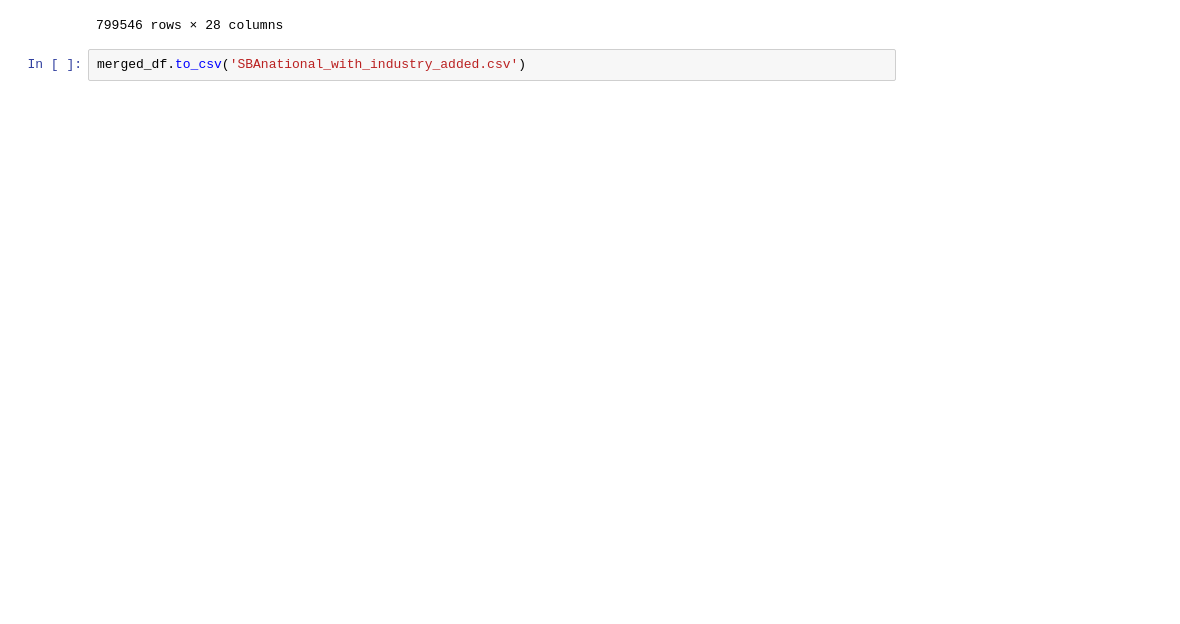
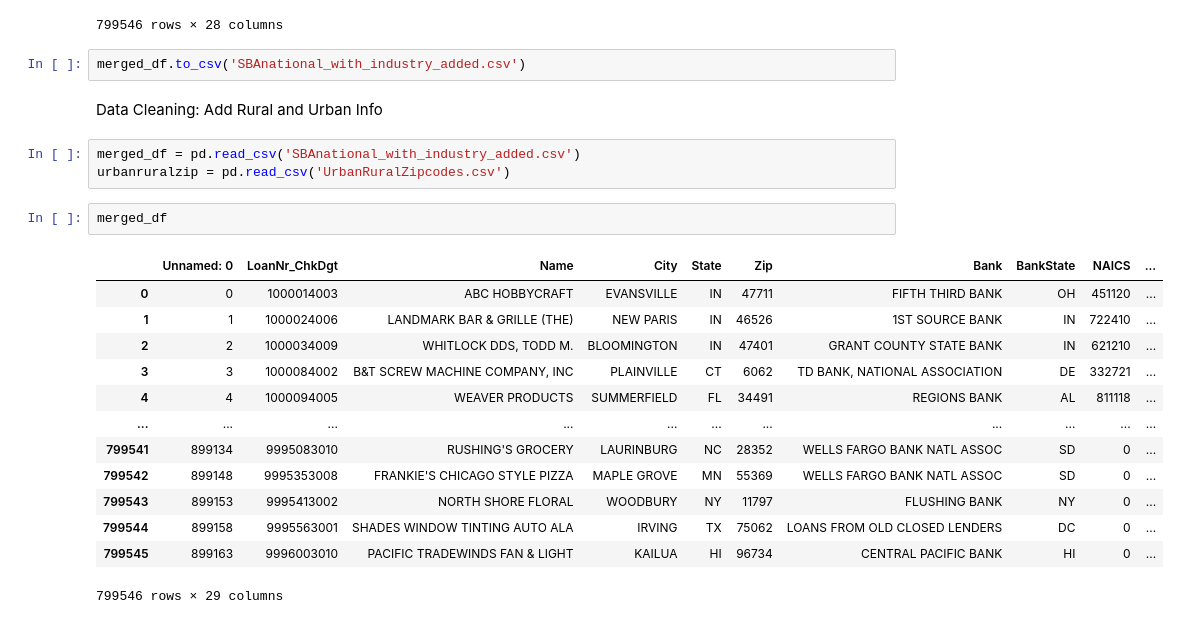
Before and after one commit to CIV2T1PEY/CIV1498-Group-Project, a Jupyter notebook: Python Part 2.ipynb, the cells around one changed output. Cells and saved outputs as stored; diff of their text form; blank space fills up the shorter version.

```diff
--- a/Python Part 2.ipynb
+++ b/Python Part 2.ipynb
@@ -684,3 +683,24 @@ merged_df
 799546 rows × 28 columns
 # %%
 merged_df.to_csv('SBAnational_with_industry_added.csv')
+# %% [markdown]
+Data Cleaning: Add Rural and Urban Info
+# %%
+merged_df = pd.read_csv('SBAnational_with_industry_added.csv')
+urbanruralzip = pd.read_csv('UrbanRuralZipcodes.csv')
+# %%
+merged_df
+# %% [output]
+|  | Unnamed: 0 | LoanNr_ChkDgt | Name | City | State | Zip | Bank | BankState | NAICS | ... |
+| 0 | 0 | 1000014003 | ABC HOBBYCRAFT | EVANSVILLE | IN | 47711 | FIFTH THIRD BANK | OH | 451120 | ... |
+| 1 | 1 | 1000024006 | LANDMARK BAR & GRILLE (THE) | NEW PARIS | IN | 46526 | 1ST SOURCE BANK | IN | 722410 | ... |
+| 2 | 2 | 1000034009 | WHITLOCK DDS, TODD M. | BLOOMINGTON | IN | 47401 | GRANT COUNTY STATE BANK | IN | 621210 | ... |
+| 3 | 3 | 1000084002 | B&T SCREW MACHINE COMPANY, INC | PLAINVILLE | CT | 6062 | TD BANK, NATIONAL ASSOCIATION | DE | 332721 | ... |
+| 4 | 4 | 1000094005 | WEAVER PRODUCTS | SUMMERFIELD | FL | 34491 | REGIONS BANK | AL | 811118 | ... |
+| ... | ... | ... | ... | ... | ... | ... | ... | ... | ... | ... |
+| 799541 | 899134 | 9995083010 | RUSHING'S GROCERY | LAURINBURG | NC | 28352 | WELLS FARGO BANK NATL ASSOC | SD | 0 | ... |
+| 799542 | 899148 | 9995353008 | FRANKIE'S CHICAGO STYLE PIZZA | MAPLE GROVE | MN | 55369 | WELLS FARGO BANK NATL ASSOC | SD | 0 | ... |
+| 799543 | 899153 | 9995413002 | NORTH SHORE FLORAL | WOODBURY | NY | 11797 | FLUSHING BANK | NY | 0 | ... |
+| 799544 | 899158 | 9995563001 | SHADES WINDOW TINTING AUTO ALA | IRVING | TX | 75062 | LOANS FROM OLD CLOSED LENDERS | DC | 0 | ... |
+| 799545 | 899163 | 9996003010 | PACIFIC TRADEWINDS FAN & LIGHT | KAILUA | HI | 96734 | CENTRAL PACIFIC BANK | HI | 0 | ... |
+799546 rows × 29 columns
```
Also changed, not shown: parts of 4 cells of this notebook, 1 other file.
